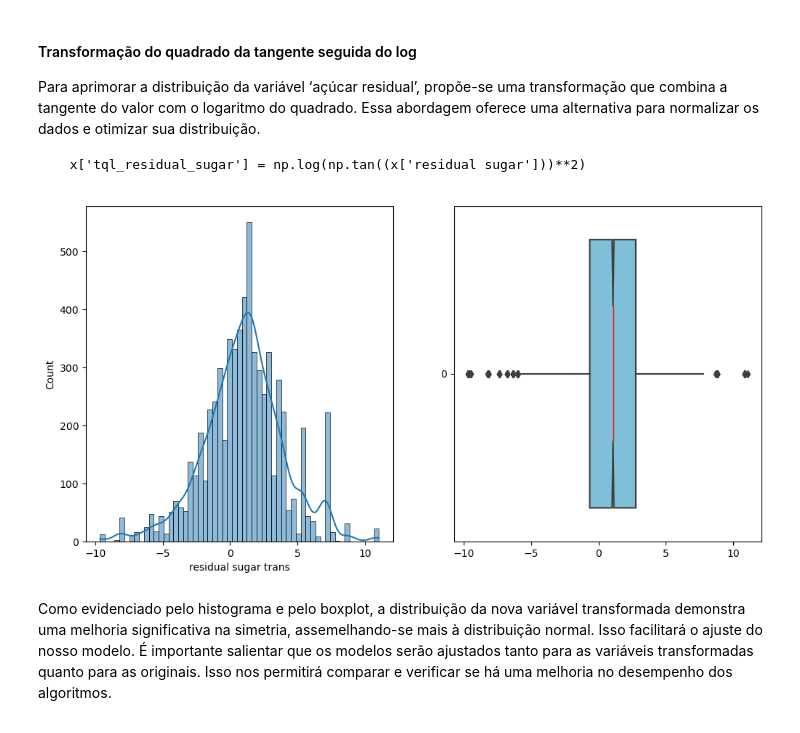
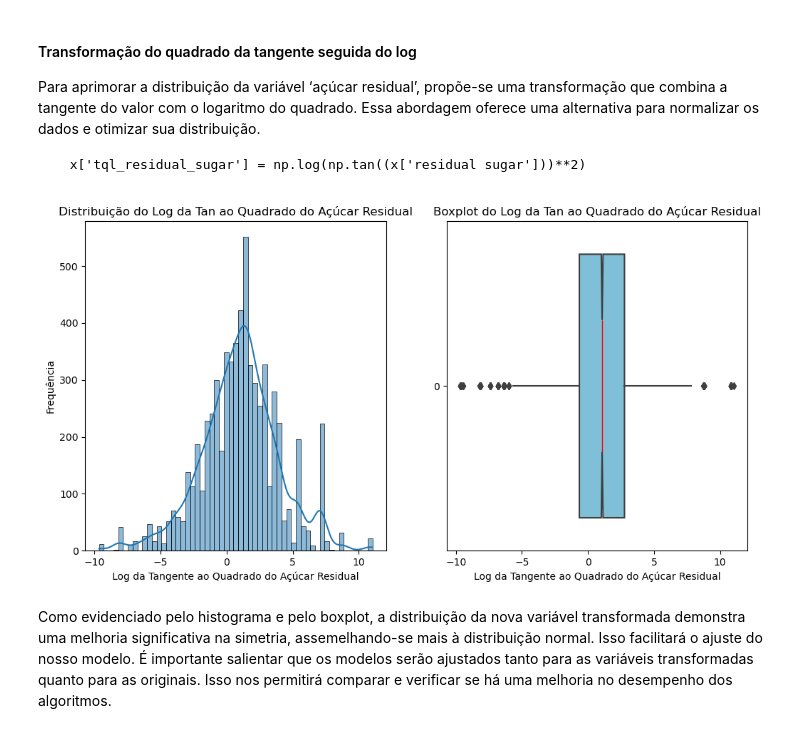
Before and after one commit to gabrieldadcarvalho/machine_learning, a Jupyter notebook: wine_quality/analitic_wine.ipynb, the cells around one changed output. Drawn from its saved outputs; the diff is of its cells as text; code cells hidden in the pictures.

```diff
--- a/wine_quality/analitic_wine.ipynb
+++ b/wine_quality/analitic_wine.ipynb
@@ -370,15 +395,21 @@ x['residual sugar trans'] = np.log(np.tan((x['residual sugar']))**2)
 # %%
 
 plt.figure(figsize=(12, 6))
 plt.subplot(1, 2, 1)
 sns.histplot(x['residual sugar trans'], kde=True)
+plt.title("Distribuição do Log da Tan ao Quadrado do Açúcar Residual")
+plt.xlabel("Log da Tangente ao Quadrado do Açúcar Residual")
+plt.ylabel("Frequência")
 plt.subplot(1, 2, 2)
-sns.boxplot(x['residual sugar trans'], orient='h',    notch=True, showcaps=False,
-    boxprops={"facecolor": (0, .5, .7, .5)},
-    medianprops={"color": "r", "linewidth": 1})
+sns.boxplot(x['residual sugar trans'], orient='h', notch=True, showcaps=False,
+            boxprops={"facecolor": (0, .5, .7, .5)},
+            medianprops={"color": "r", "linewidth": 1})
+plt.title("Boxplot do Log da Tan ao Quadrado do Açúcar Residual")
+plt.xlabel("Log da Tangente ao Quadrado do Açúcar Residual")
+
 plt.show()
 # %% [output]
-[figure, old version]
+[figure, new version]
 # %% [markdown]
 Como evidenciado pelo histograma e pelo boxplot, a distribuição da nova variável transformada demonstra uma melhoria significativa na simetria, assemelhando-se mais à distribuição normal. Isso facilitará o ajuste do nosso modelo. É importante salientar que os modelos serão ajustados tanto para as variáveis transformadas quanto para as originais. Isso nos permitirá comparar e verificar se há uma melhoria no desempenho dos algoritmos.
 # %% [markdown]
```
Also changed, not shown: parts of 23 cells of this notebook.
